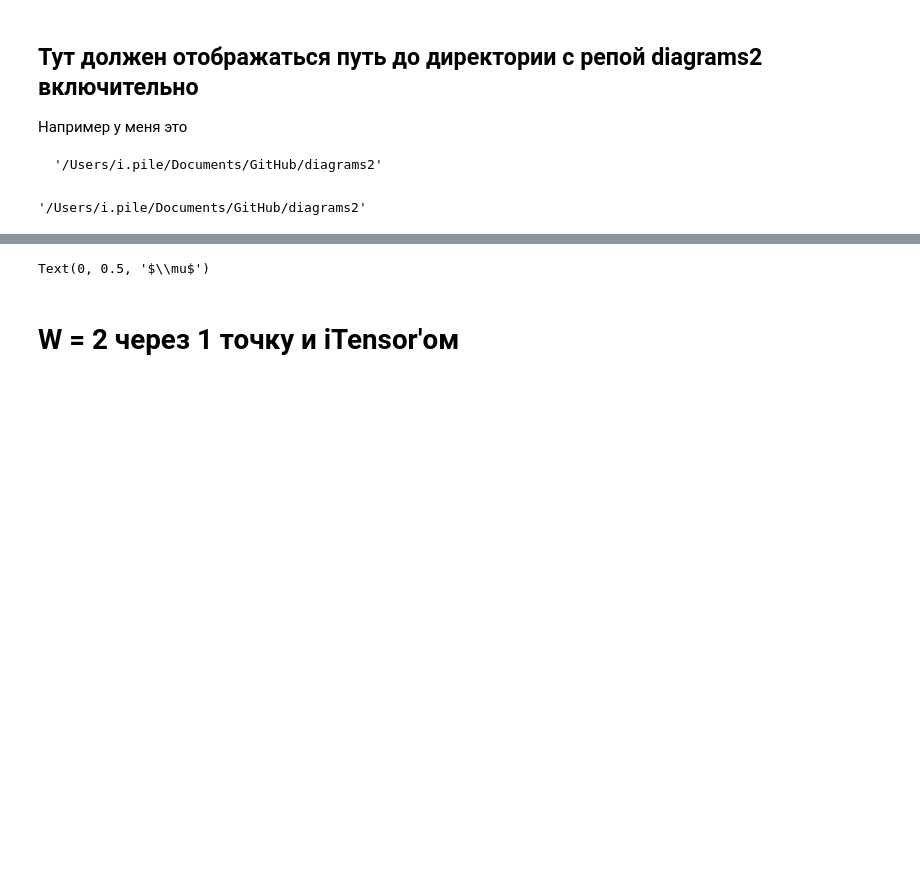
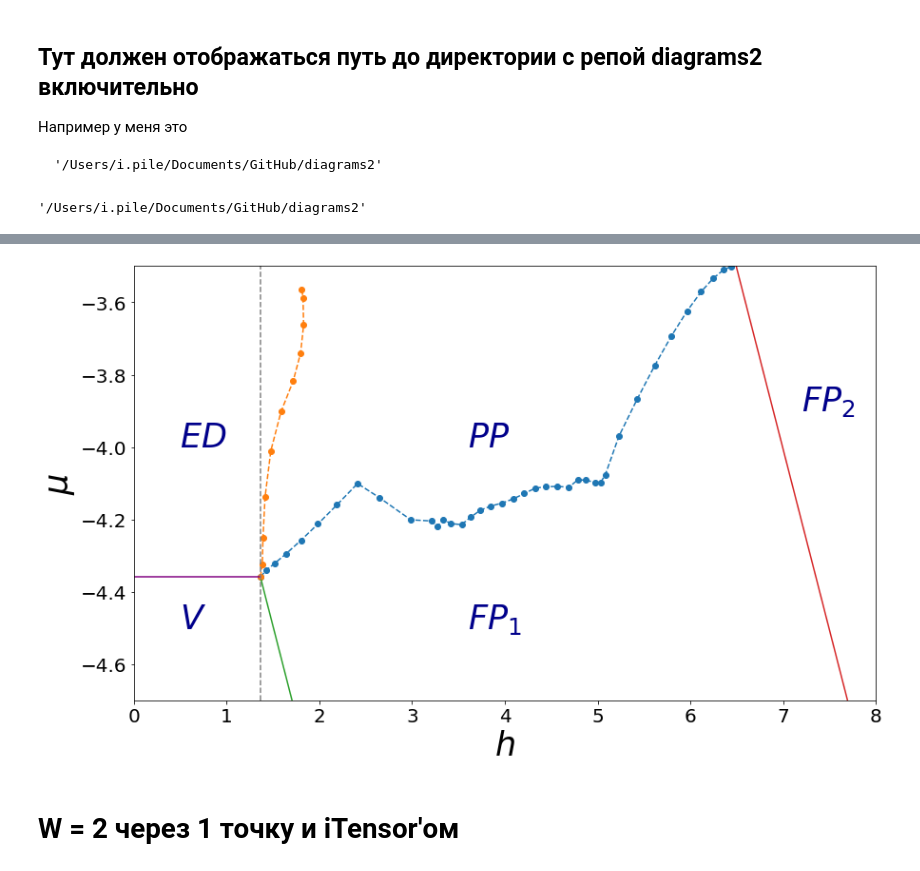
Before and after one commit to mindelly/diagrams2, a Jupyter notebook: 2,3,4,5 Comparison/comparison_2.ipynb, the cells around one changed output, grey strips where cells are left out. Saved outputs shown, nothing was run; the diff lists cells and outputs as text; code cells hidden in the pictures; blank space fills up the shorter version.

```diff
--- a/2,3,4,5 Comparison/comparison_2.ipynb
+++ b/2,3,4,5 Comparison/comparison_2.ipynb
@@ -251,14 +256,26 @@ mu_w2_1 = [mu_w_2] + mu_w2_1[1:]
 h_w2_2 = [h_w_2] + h_w2_2[1:]
 mu_w2_2 = [mu_w_2] + mu_w2_2[1:]
 # %%
-%matplotlib notebook
-
+# %matplotlib notebook
+plt.figure(figsize=(12, 7))
+plt.axis([0, 8, -4.7, -3.5])
 plt.plot(h_w2_1, mu_w2_1, 'o--', label='$PP-{FP_1}$')
 plt.plot(h_w2_2, mu_w2_2, 'o--', label='$ED-PP$')
-# plt.plot(h2_w2, mu2(h2_w2), '-', label='$V-{FP_1}$')
-# plt.plot(h3_w2, mu3(h3_w2), '-', label='${FP_1}-{FP_2}$')
-# plt.axhline(y=(e4[0]/2), color='purple', xmax=(h_w2_1[0]/xscale),label='$ED-V$')
-# plt.axvline(x=h_w2_1[0],linestyle='--', color='grey')
-plt.xlabel('$h$', size=20)
-plt.ylabel('$\mu$', size=20)
+plt.plot(h2_w2, mu2(h2_w2), '-', label='$V-{FP_1}$')
+plt.plot(h3_w2, mu3(h3_w2), '-', label='${FP_1}-{FP_2}$')
+plt.text(0.5, -4, r'$ED$', fontsize=35, color='darkblue')
+# plt.text(0.1, -4.85, r'$N_{\uparrow} = 0$', fontsize=20, color='darkblue')
+# plt.text(0.1, -4.95, r'$N_{\downarrow} = 0$', fontsize=20, color='darkblue')
+plt.text(0.5, -4.5, r'$V$', fontsize=35, color='darkblue')
+plt.text(3.6, -4.0, r'$PP$', fontsize=35, color='darkblue')
+plt.text(3.6, -4.5, r'$FP_1$', fontsize=35, color='darkblue')
+plt.text(7.2, -3.9, r'$FP_2$', fontsize=35, color='darkblue')
+plt.axhline(y=(e4[0]/2), color='purple', xmax=(h_w2_1[0]/8),label='$ED-V$')
+plt.axvline(x=h_w2_1[0],linestyle='--', color='grey')
+plt.gca().xaxis.set_tick_params(labelsize=20)
+plt.gca().yaxis.set_tick_params(labelsize=20)
+plt.tight_layout()
+plt.xlabel('$h$', size=35)
+plt.ylabel('$\mu$', size=35)
+plt.savefig('W2.png')
 # %% [output]
@@ -267,4 +282,4 @@ plt.ylabel('$\mu$', size=20)
-Text(0, 0.5, '$\\mu$')
+[figure, added]
 # %% [markdown]
 # W = 2 через 1 точку и iTensor'ом
 # %%
```
Also changed, not shown: parts of 13 cells of this notebook, 12 other files.
